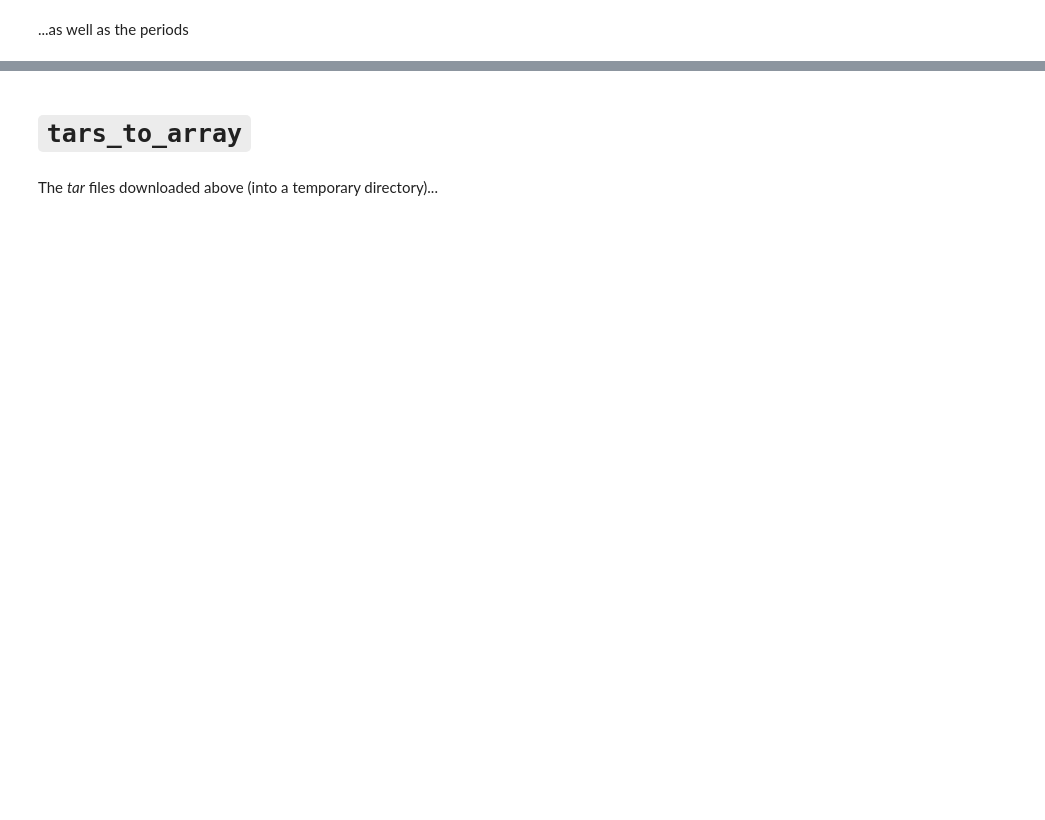
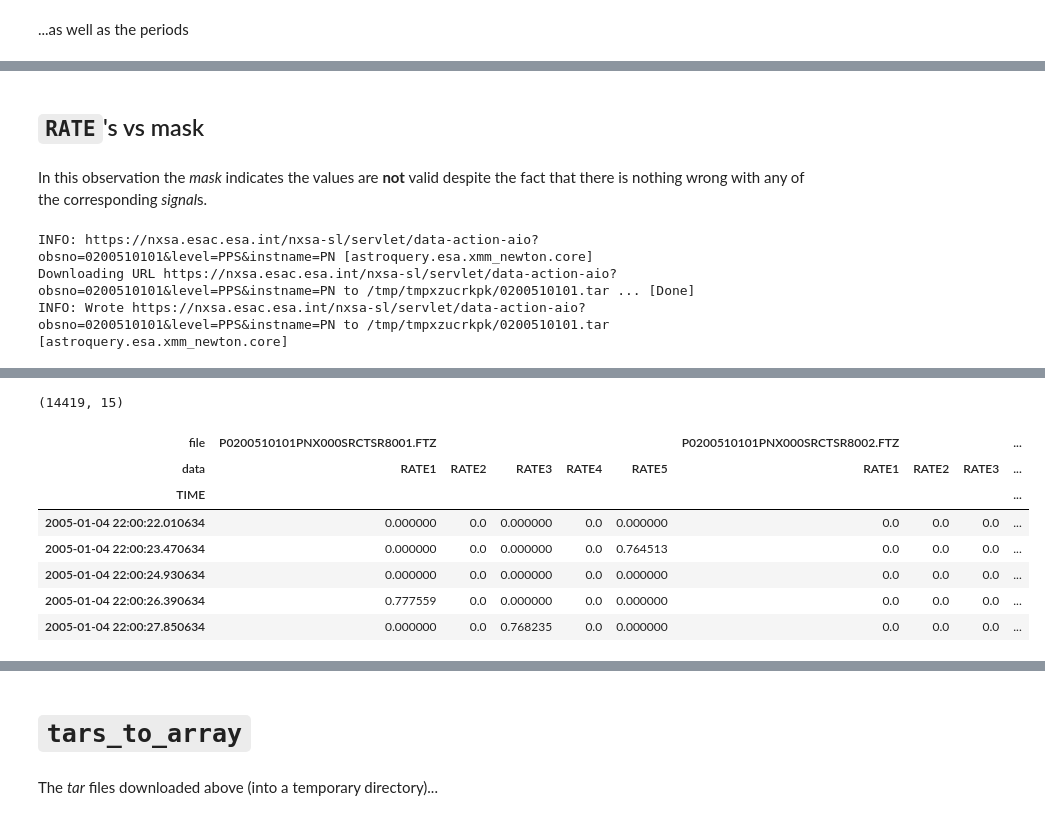
Before and after one commit to manuvazquez/VAEonXMM, a Jupyter notebook: nbs/xsa_util.ipynb, the cells around one changed output, grey strips where cells are left out. Saved outputs shown, nothing was run; the diff lists cells and outputs as text; code cells hidden in the pictures; blank space fills up the shorter version.

```diff
--- a/nbs/xsa_util.ipynb
+++ b/nbs/xsa_util.ipynb
@@ -169,0 +393,14 @@ periods.head()
+# %% [markdown]
+## `RATE`'s vs mask
+# %% [markdown]
+In this observation the *mask* indicates the values are **not** valid despite the fact that there is nothing wrong with any of the corresponding *signal*s.
+# %%
+obs_mask_vs_nans = '0200510101'
+tar_file = trapallada.xsa.access.download_obs(obs_mask_vs_nans, output_directory=tmp_dir_root)
+tar_file_df, tar_file_headers_df, tar_mask_df = trapallada.xsa.util.read_tar(tar_file, signals_to_extract=trapallada.xsa.util.rates_columns)
+print(tar_file_df.shape)
+tar_file_df.head()
+# %% [output]
+INFO: https://nxsa.esac.esa.int/nxsa-sl/servlet/data-action-aio?obsno=0200510101&level=PPS&instname=PN [astroquery.esa.xmm_newton.core]
+Downloading URL https://nxsa.esac.esa.int/nxsa-sl/servlet/data-action-aio?obsno=0200510101&level=PPS&instname=PN to /tmp/tmpxzucrkpk/0200510101.tar ... [Done]
+INFO: Wrote https://nxsa.esac.esa.int/nxsa-sl/servlet/data-action-aio?obsno=0200510101&level=PPS&instname=PN to /tmp/tmpxzucrkpk/0200510101.tar [astroquery.esa.xmm_newton.core]
@@ -169,0 +408,9 @@ periods.head()
+(14419, 15)
+| file | P0200510101PNX000SRCTSR8001.FTZ |  |  |  |  | P0200510101PNX000SRCTSR8002.FTZ |  |  | ... |
+| data | RATE1 | RATE2 | RATE3 | RATE4 | RATE5 | RATE1 | RATE2 | RATE3 | ... |
+| TIME |  |  |  |  |  |  |  |  | ... |
+| 2005-01-04 22:00:22.010634 | 0.000000 | 0.0 | 0.000000 | 0.0 | 0.000000 | 0.0 | 0.0 | 0.0 | ... |
+| 2005-01-04 22:00:23.470634 | 0.000000 | 0.0 | 0.000000 | 0.0 | 0.764513 | 0.0 | 0.0 | 0.0 | ... |
+| 2005-01-04 22:00:24.930634 | 0.000000 | 0.0 | 0.000000 | 0.0 | 0.000000 | 0.0 | 0.0 | 0.0 | ... |
+| 2005-01-04 22:00:26.390634 | 0.777559 | 0.0 | 0.000000 | 0.0 | 0.000000 | 0.0 | 0.0 | 0.0 | ... |
+| 2005-01-04 22:00:27.850634 | 0.000000 | 0.0 | 0.768235 | 0.0 | 0.000000 | 0.0 | 0.0 | 0.0 | ... |
```
Also changed, not shown: parts of 84 cells of this notebook, 18 other files.
